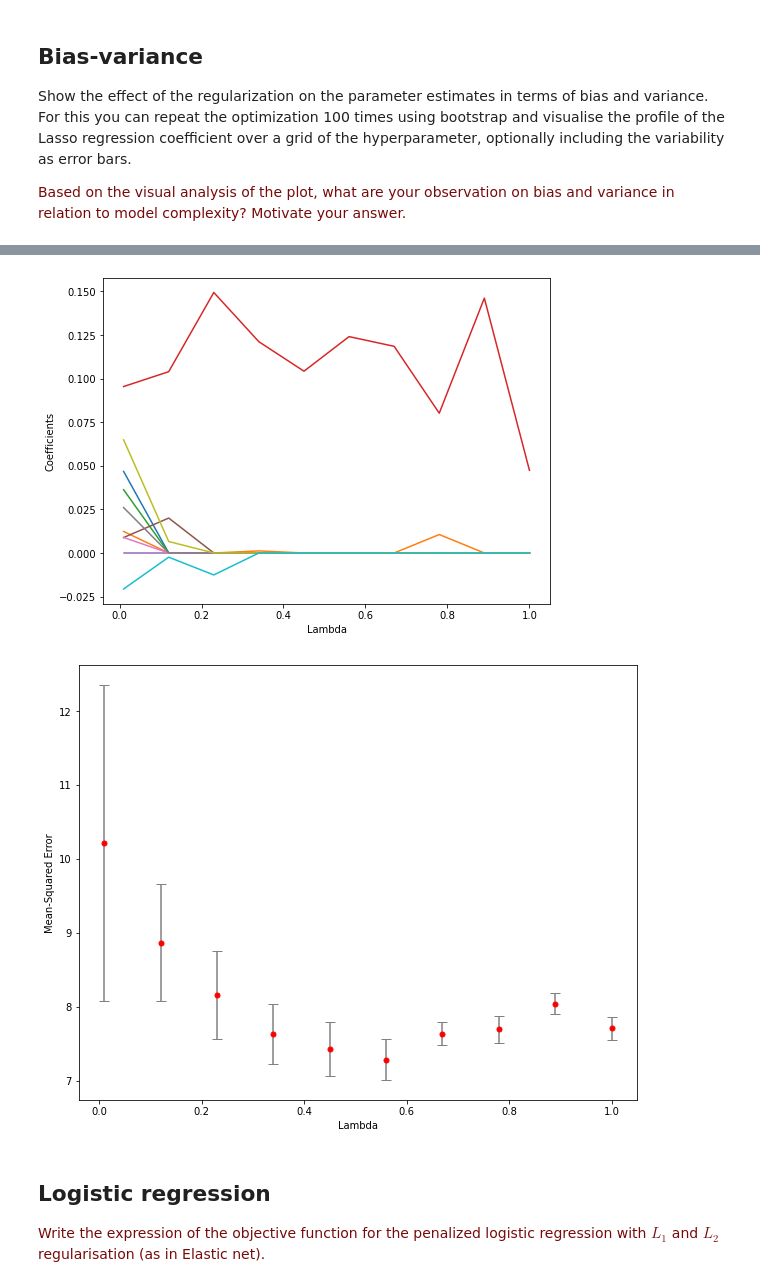
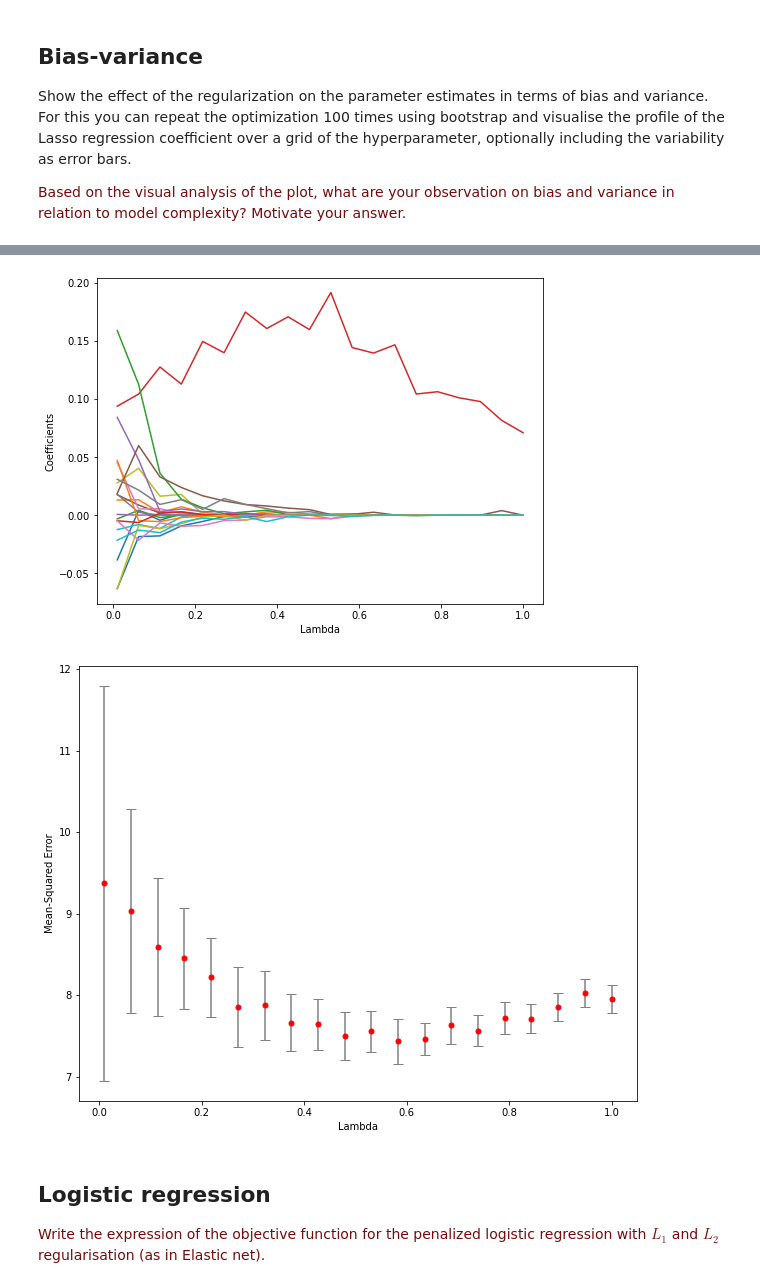
Before and after one commit to mennocromwijk/Machine_Learning, a Jupyter notebook: practicals/week_3.ipynb, the cells around one changed output, grey strips where cells are left out. Saved outputs shown, nothing was run; the diff lists cells and outputs as text; code cells hidden in the pictures.

```diff
--- a/practicals/week_3.ipynb
+++ b/practicals/week_3.ipynb
@@ -541,14 +547,13 @@ y_test = drug_response.iloc[split:,:]
 from sklearn.metrics import mean_squared_error
 
 
-def bias_variance_estimate(estimator, X_train, y_train, X_test, y_test, bootstrap_rounds = 10):
+def bias_variance_estimate(estimator, X_train, y_train, X_test, y_test, bootstrap_rounds = 100):
 
     preds_test = pd.DataFrame(index = y_test.index)
     features =  pd.DataFrame(index = X_train.keys())
     for r in range(bootstrap_rounds):
         boot = np.random.randint(len(y_train), size = len(y_train))
         preds_test[f'Model {r}'] = estimator.fit(X_train.iloc[boot, :], y_train.iloc[boot]).predict(X_test)
-#         print(estimator.best_estimator_.named_steps['lasso'].coef_)
         features[f'Model {r}'] = estimator.named_steps['lasso'].coef_
 
     mean_pred_test = preds_test.mean(axis = 1)
@@ -580,36 +585,36 @@ def plot_MSE(mse,bias,var,lam):
 
     plt.xlabel('Lambda')
     plt.ylabel('Mean-Squared Error')
 
 
-lam_list = np.linspace(0.01,1,10)
+lam_list = np.linspace(0.01,1,20)
 all_features = np.zeros((len(X_train.keys()),len(lam_list)))
 mse_list = []
 bias_list = []
 var_list = []
 
 for i in list(range(len(lam_list))):
     l = lam_list[i]
 
     steps = [
             ("scaler", StandardScaler()),
             ("lasso", Lasso(alpha=l))
             ]
 
 
 
     pipeline = Pipeline(steps)
 
     mean_features,mse,bias_squared,variance = bias_variance_estimate(pipeline,X_train, y_train, X_test, y_test)
     all_features[:,i] = mean_features
     mse_list.append(mse)
     bias_list.append(bias_squared)
     var_list.append(variance)
 plot_features(lam_list,all_features)
 plot_MSE(mse_list,bias_list,var_list,lam_list)
 # %% [output]
-[figure, old version]
+[figure, new version]
-[figure, old version]
+[figure, new version]
 # %% [markdown]
 ## Logistic regression
 
```
Also changed, not shown: parts of 4 cells of this notebook.
